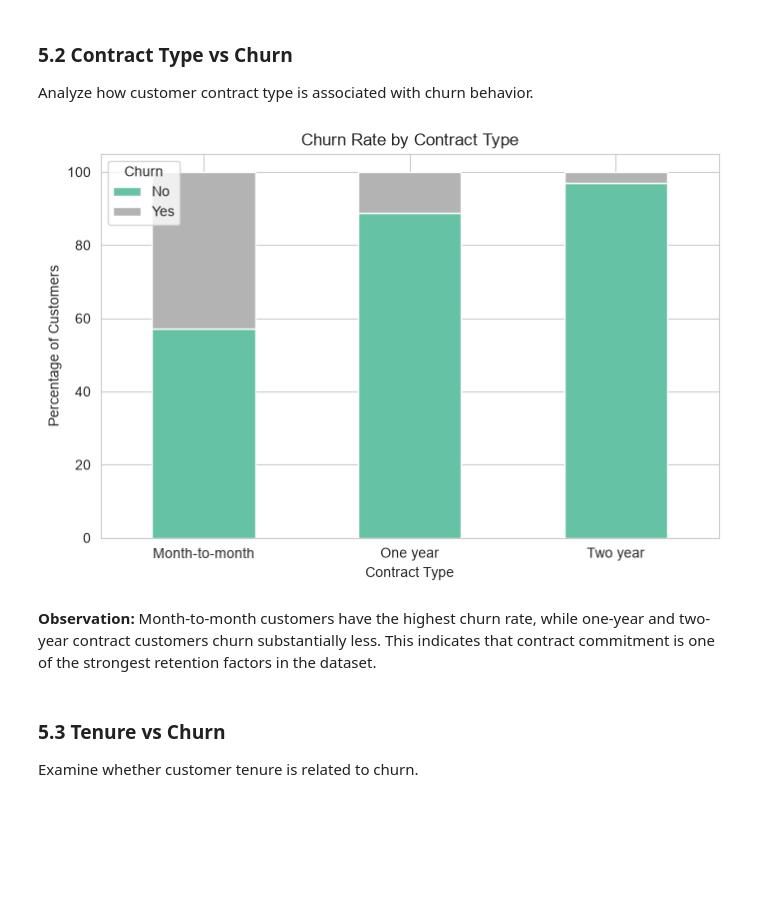
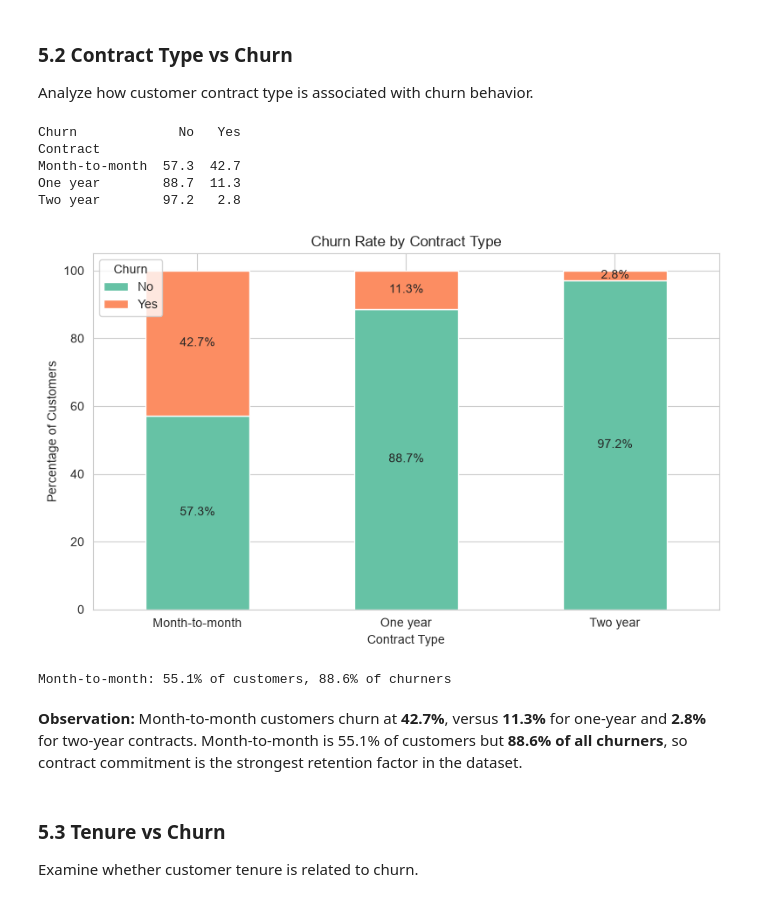
Before and after one commit to arwendy123/reducing-customer-churn-business-analysis, a Jupyter notebook: notebooks/customer_churn_analysis.ipynb, the cells around one changed output. Drawn from its saved outputs; the diff is of its cells as text; code cells hidden in the pictures; blank space fills up the shorter version.

```diff
--- a/notebooks/customer_churn_analysis.ipynb
+++ b/notebooks/customer_churn_analysis.ipynb
@@ -36,22 +36,21 @@ import numpy as np
 import matplotlib.pyplot as plt
 import seaborn as sns
 
-# Modeling
-from sklearn.model_selection import train_test_split
-from sklearn.preprocessing import StandardScaler
-from sklearn.ensemble import RandomForestClassifier
+# Statistics
+from scipy.stats import chi2_contingency
 
-# Evaluation
-from sklearn.metrics import (
-    accuracy_score,
-    recall_score,
-    roc_auc_score,
-    confusion_matrix,
-    classification_report
-)
+import os
+
 # Notebook configuration
 sns.set_style("whitegrid")
 plt.rcParams["figure.figsize"] = (8, 5)
+
+# One color scheme for every chart (seaborn "Set2"): stay = green, churn = orange
+STAY_COLOR, CHURN_COLOR = sns.color_palette("Set2")[:2]
+CHURN_PALETTE = {"No": STAY_COLOR, "Yes": CHURN_COLOR}
+
+# Charts used in the README are saved here
+os.makedirs("../images", exist_ok=True)
 # %% [markdown]
 This notebook is organized to support a business-oriented churn analysis. The primary focus is identifying high-risk customer segments and translating analytical findings into actionable retention recommendations.
 # %% [markdown]
@@ -211,7 +210,7 @@ df[df['TotalCharges'].isnull()].head()
 
 Because only 11 out of 7,043 records are affected (approximately 0.16% of the dataset), the incomplete records will be removed.
 # %%
-df = df.dropna(subset=['TotalCharges'])
+df = df.dropna(subset=['TotalCharges']).copy()
 
 print(df.shape)
 # %% [output]
@@ -243,0 +249,5 @@ The dataset is now fully cleaned and ready for business-oriented exploratory ana
+# %%
+df['is_churn'] = (df['Churn'] == 'Yes').astype(int)
+
+print(f"Churn rate (after cleaning): {df['is_churn'].mean():.2%}")
+print(f"Churners: {df['is_churn'].sum():,} of {len(df):,} customers")
@@ -270,21 +291,36 @@ Passing `palette` without assigning `hue` is deprecated and will be removed in v
 Analyze how customer contract type is associated with churn behavior.
 # %%
 contract_churn = pd.crosstab(df['Contract'], df['Churn'], normalize='index') * 100
+print(contract_churn.round(1))
 
-contract_churn.round(1)
-
-contract_churn.plot(kind='bar', stacked=True, figsize=(8, 5), colormap='Set2')
+ax = contract_churn.plot(kind='bar', stacked=True, figsize=(8, 5),
+                         color=[STAY_COLOR, CHURN_COLOR])
+for container in ax.containers:
+    ax.bar_label(container, fmt='%.1f%%', label_type='center')
 
 plt.title('Churn Rate by Contract Type')
 plt.xlabel('Contract Type')
 plt.ylabel('Percentage of Customers')
 plt.legend(title='Churn')
 plt.xticks(rotation=0)
+plt.tight_layout()
+plt.savefig('../images/contract_churn.png', dpi=150, bbox_inches='tight')
 plt.show()
+
+# Share of customers vs share of churners on month-to-month contracts
+month_to_month = df['Contract'] == 'Month-to-month'
+print(f"Month-to-month: {month_to_month.mean():.1%} of customers, "
+      f"{df.loc[month_to_month, 'is_churn'].sum() / df['is_churn'].sum():.1%} of churners")
 # %% [output]
+Churn             No   Yes
+Contract
+Month-to-month  57.3  42.7
+One year        88.7  11.3
+Two year        97.2   2.8
-[figure, old version]
+[figure, new version]
+Month-to-month: 55.1% of customers, 88.6% of churners
 # %% [markdown]
-**Observation:** Month-to-month customers have the highest churn rate, while one-year and two-year contract customers churn substantially less. This indicates that contract commitment is one of the strongest retention factors in the dataset.
+**Observation:** Month-to-month customers churn at **42.7%**, versus **11.3%** for one-year and **2.8%** for two-year contracts. Month-to-month is 55.1% of customers but **88.6% of all churners**, so contract commitment is the strongest retention factor in the dataset.
 # %% [markdown]
 ### 5.3 Tenure vs Churn
 
```
Also changed, not shown: parts of 48 cells of this notebook.
